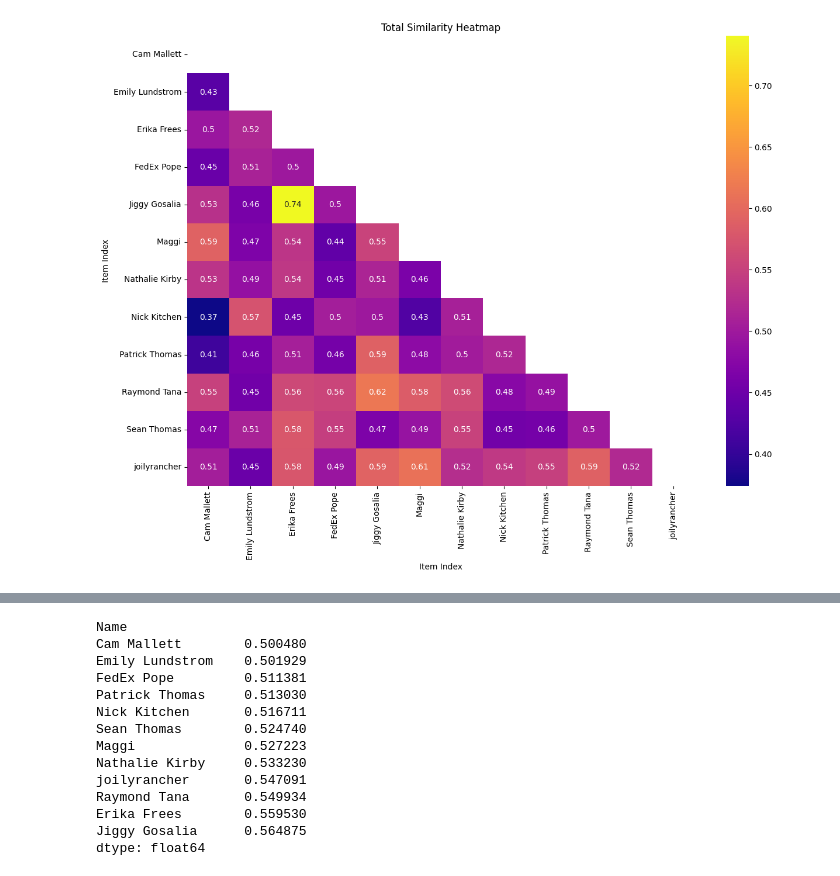
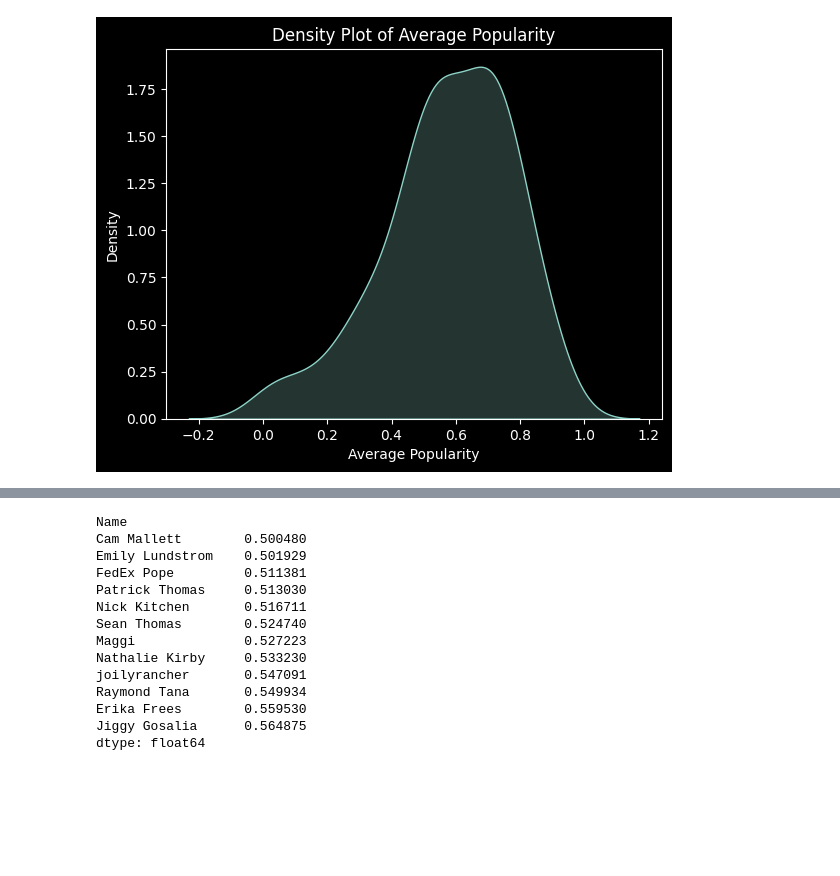
Before and after one commit to ajwinters/SpotifyPlayground, a Jupyter notebook: musicleague/networkmaps.ipynb, the cells around one changed output, grey strips where cells are left out. Drawn from its saved outputs; the diff is of its cells as text; code cells hidden in the pictures; blank space fills up the shorter version.

```diff
--- a/musicleague/networkmaps.ipynb
+++ b/musicleague/networkmaps.ipynb
@@ -24,7 +24,7 @@ subm = pd.read_csv(r'./data/pennstahtspring2025/submissions.csv')
 vote = pd.read_csv(r'./data/pennstahtspring2025/votes.csv')
 
 subb = subm[['Spotify URI','Submitter ID','Round ID']].rename(columns={'Submitter ID':'Voter ID'})
-subb['Points Assigned'] = 4
+subb['Points Assigned'] = 5
 vote = pd.concat([subb,vote])
 
 vote = vote.merge(comp,left_on='Voter ID',right_on='ID').drop(columns='ID')
@@ -41,7 +41,43 @@ vote = df_filtered[df_filtered['_merge'] == 'left_only'].drop(columns=['_merge']
 
 # Merge Submitter ID from subm into vote
 vote = vote.merge(subm[['Spotify URI', 'Submitter ID']], on='Spotify URI', how='left')
+vote = vote[vote['Round ID'] != 'c9d49401f19e49599652e40875a76b14']
 #vote = vote[vote['Points Assigned'] != -1]
 
 # Merge Submitter Name (Name column) from comp into vote
 vote = vote.merge(comp[['ID', 'Name']].rename(columns={'ID': 'Submitter ID', 'Name': 'Submitter Name'}), on='Submitter ID', how='left')
+
+# Extract unique Spotify URIs from the vote DataFrame
+unique_uris = vote['Spotify URI'].unique()
+
+# Initialize an empty dictionary to store play counts
+play_counts = {}
+
+# Spotify API allows up to 50 tracks per request, so process in batches
+batch_size = 50
+for i in range(0, len(unique_uris), batch_size):
+    batch = unique_uris[i:i + batch_size]
+    # Fetch track details for the batch
+    results = sp.tracks(batch)
+    for track in results['tracks']:
+        if track:  # Ensure the track exists
+            play_counts[track['uri']] = track['popularity']  # Popularity is a proxy for play count
+
+# Map play counts to the vote DataFrame
+vote['Play Count'] = vote['Spotify URI'].map(play_counts)/100
+
+# Group by 'Spotify URI' and calculate the sum of 'Points Assigned' and mean of 'Play Count'
+grouped_by_song = vote.groupby(['Spotify URI', 'Submitter Name']).agg({
+    'Points Assigned': 'sum',
+    'Play Count': 'mean'
+}).reset_index()
+
+# Rename columns for clarity
+grouped_by_song.rename(columns={
+    'Points Assigned': 'Total Points',
+    'Play Count': 'Average Popularity'
+}, inplace=True)
+
+
+grouped_by_song['PopularityZ'] = zscore(grouped_by_song['Average Popularity'])
+grouped_by_song['TotalPointsZ'] = zscore(grouped_by_song['Total Points'])
@@ -121,33 +164,3 @@ for i in vote['Round'].unique():
-# %%
-
-pivot = vote.pivot_table(
-    index='Name', columns='Spotify URI', values='Points Assigned', fill_value=0
-)
-
-# Compute the similarity matrix (cosine similarity)
-similarity_matrix = cosine_similarity(pivot)
-#similarity_matrix = np.dot(pivot, pivot.T)
-
-# Convert the matrix to a DataFrame for easier manipulation
-similarity_df = pd.DataFrame(
-    similarity_matrix, index=pivot.index, columns=pivot.index
-)
-mask = np.triu(np.ones_like(similarity_df, dtype=bool))
-
-similarity_df.to_csv('similarity_df.csv')
-
-plt.figure(figsize=(14, 10))
-sns.heatmap(similarity_df,mask=mask, annot=True, cmap="plasma", cbar=True)
-
-# Add labels
-plt.title("{} Heatmap".format("Total Similarity"))
-plt.xlabel("Item Index")
-plt.ylabel("Item Index")
-plt.savefig('heatmap {}.png'.format('Total Similarity'))
-# Show plot
-#plt.show()
-# %% [output]
-[figure, removed]
 # %%
 
 # # Create a graph using NetworkX
@@ -183,3 +196,11 @@ plt.savefig('heatmap {}.png'.format('Total Similarity'))
 # plt.title("Voting Similarity Network (Proximity Based on Strength of Similarity)")
 # plt.savefig('../output/network graph fall songs.png')
 # #plt.show()
+# %%
+sns.kdeplot(data=grouped_by_song, x='Average Popularity', fill=True)
+plt.title('Density Plot of Average Popularity')
+plt.xlabel('Average Popularity')
+plt.ylabel('Density')
+plt.show()
+# %% [output]
+[figure, added]
```
Also changed, not shown: parts of 10 cells of this notebook, 1 other file.
